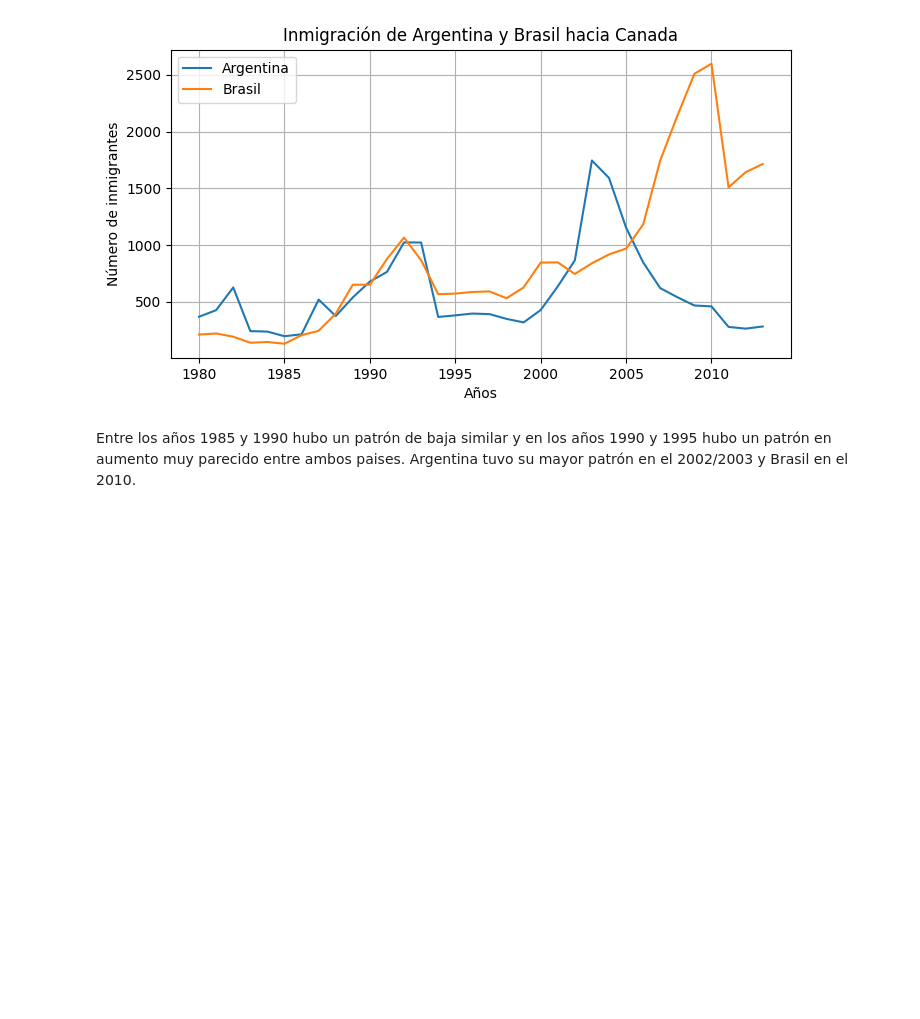
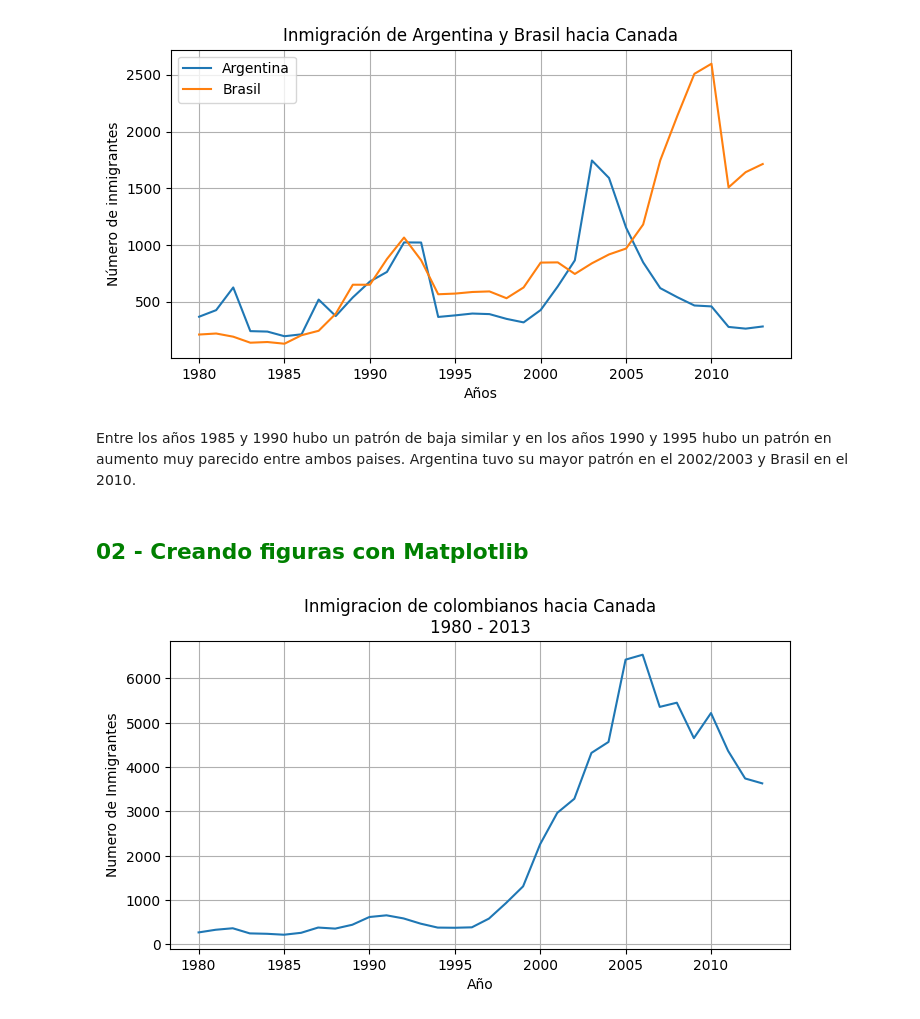
Before and after one commit to jbcodedev/py-data-visualization, a Jupyter notebook: data-visualization-python.ipynb, the cells around one changed output. Drawn from its saved outputs; the diff is of its cells as text; code cells hidden in the pictures; blank space fills up the shorter version.

Commit message:
Creating figures with Matplotlib

```diff
--- a/data-visualization-python.ipynb
+++ b/data-visualization-python.ipynb
@@ -213,3 +213,19 @@ plt.show()
 [figure]
 # %% [markdown]
 Entre los años 1985 y 1990 hubo un patrón de baja similar y en los años 1990 y 1995 hubo un patrón en aumento muy parecido entre ambos paises. Argentina tuvo su mayor patrón en el 2002/2003 y Brasil en el 2010.
+# %% [markdown]
+## <font color=green> **02 - Creando figuras con Matplotlib**
+# %%
+# Almacenando en variables
+
+fig, ax = plt.subplots(figsize=(8,4))
+ax.plot(datos_col['Año'],datos_col['Inmigrantes'])
+# Usando un localizador multiple en el eje x,parametro set_major_locator con intervalo 5
+ax.xaxis.set_major_locator(plt.MultipleLocator(5))
+ax.set_title('Inmigracion de colombianos hacia Canada\n1980 - 2013')
+ax.set_xlabel('Año')
+ax.set_ylabel('Numero de Inmigrantes')
+plt.grid(True)
+plt.show()
+# %% [output]
+[figure, added]
```
Also changed, not shown: parts of 3 cells of this notebook.
